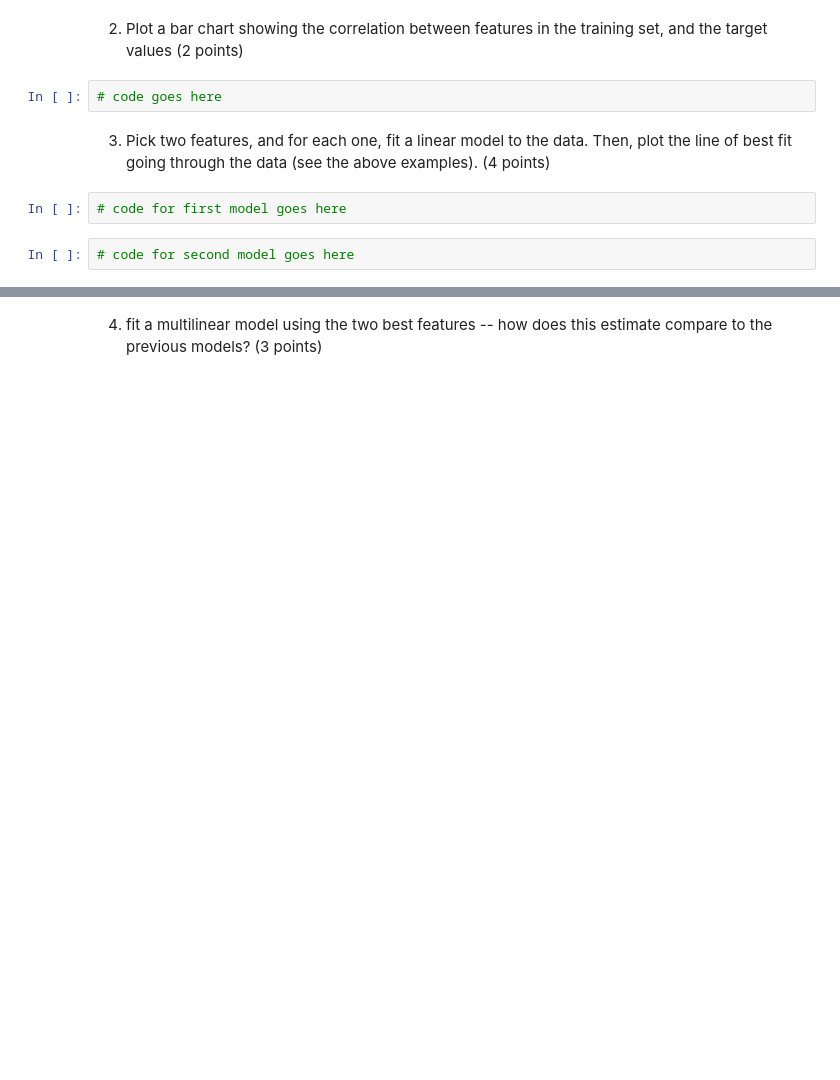
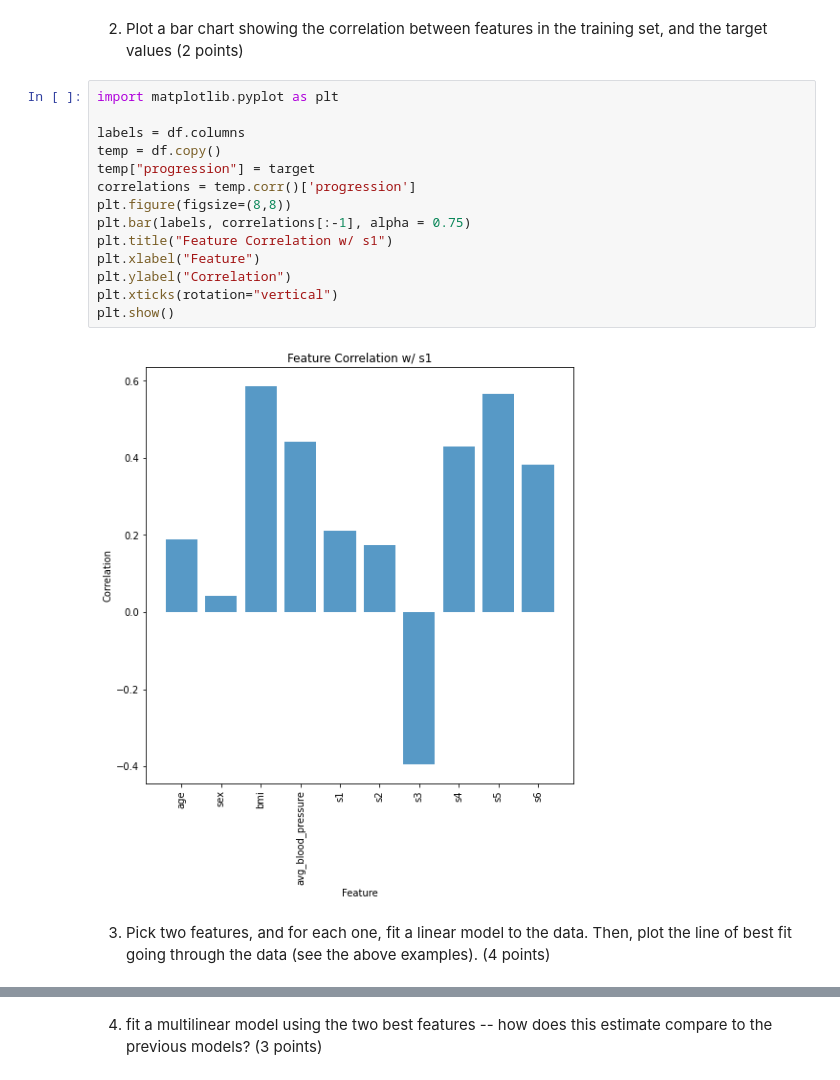
Before and after one commit to nicomoshi/artificial_intelligence, a Jupyter notebook: regression.ipynb, the cells around one changed output, grey strips where cells are left out. Cells and saved outputs as stored; diff of their text form; blank space fills up the shorter version.

```diff
--- a/regression.ipynb
+++ b/regression.ipynb
@@ -639,10 +639,20 @@ df.head()
 # %% [markdown]
 2. Plot a bar chart showing the correlation between features in the training set, and the target values (2 points)
-# %%
-# code goes here
+# %%
+import matplotlib.pyplot as plt
+
+labels = df.columns
+temp = df.copy()
+temp["progression"] = target
+correlations = temp.corr()['progression']
+plt.figure(figsize=(8,8))
+plt.bar(labels, correlations[:-1], alpha = 0.75)
+plt.title("Feature Correlation w/ s1")
+plt.xlabel("Feature")
+plt.ylabel("Correlation")
+plt.xticks(rotation="vertical")
+plt.show()
+# %% [output]
+[figure, added]
 # %% [markdown]
 3. Pick two features, and for each one, fit a linear model to the data. Then, plot the line of best fit going through the data (see the above examples). (4 points)
-# %%
-# code for first model goes here
-# %%
-# code for second model goes here
```
Also changed, not shown: parts of 7 cells of this notebook.
